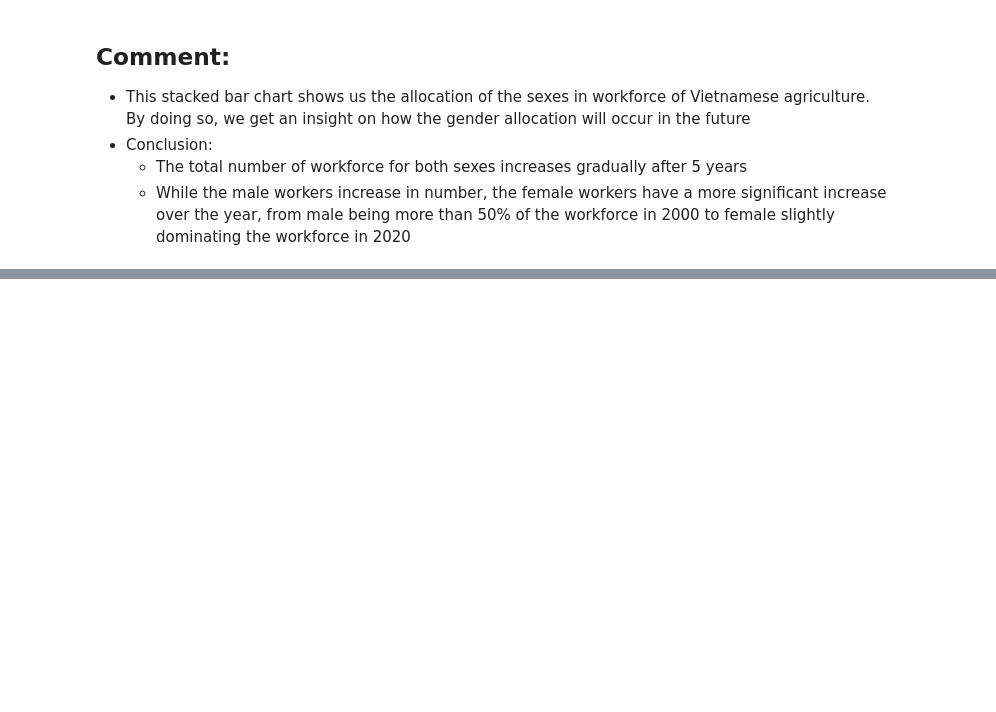
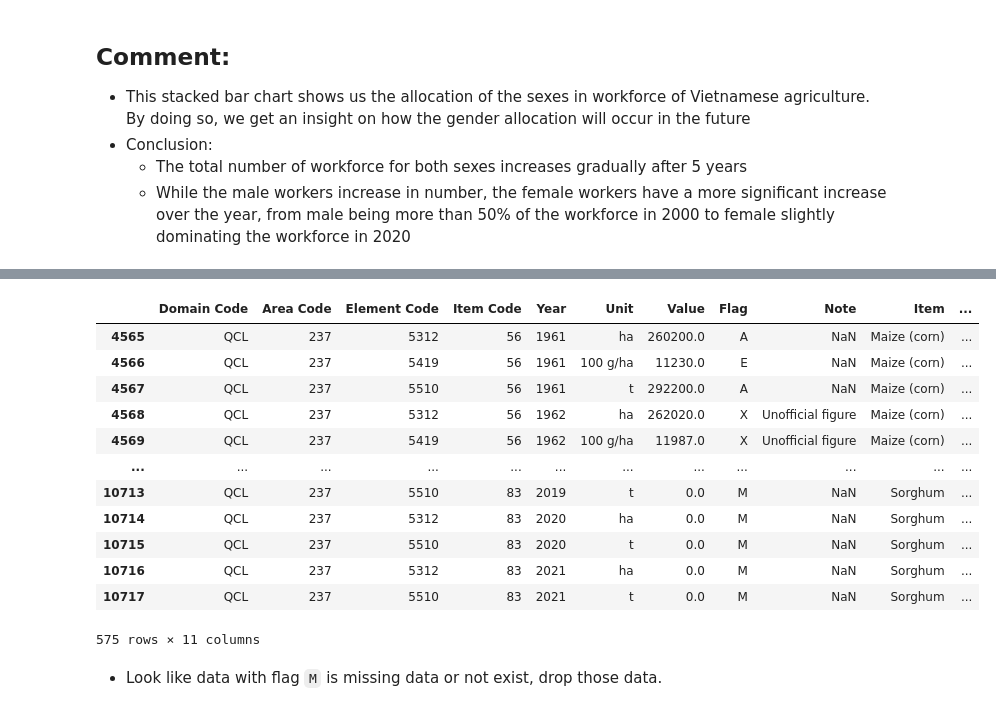
Before and after one commit to DunQua/-Intro2DS-Final-Seminar, a Jupyter notebook: source_code/04_data_discovery.ipynb, the cells around one changed output, grey strips where cells are left out. Cells and saved outputs as stored; diff of their text form; code cells hidden in the pictures; blank space fills up the shorter version.

```diff
--- a/source_code/04_data_discovery.ipynb
+++ b/source_code/04_data_discovery.ipynb
@@ -208,0 +236,19 @@ ax=get.plot.bar(stacked=True)
+# %%
+cereal_df = products_df[products_df['Item'].str.contains("Wheat|Rice|Maize|Sorghum|Barley|Rye|Oats|Millet|Triticale|Fonio|Quinoa|Canary seed")]
+cereal_df
+# %% [output]
+|  | Domain Code | Area Code | Element Code | Item Code | Year | Unit | Value | Flag | Note | Item | ... |
+| 4565 | QCL | 237 | 5312 | 56 | 1961 | ha | 260200.0 | A | NaN | Maize (corn) | ... |
+| 4566 | QCL | 237 | 5419 | 56 | 1961 | 100 g/ha | 11230.0 | E | NaN | Maize (corn) | ... |
+| 4567 | QCL | 237 | 5510 | 56 | 1961 | t | 292200.0 | A | NaN | Maize (corn) | ... |
+| 4568 | QCL | 237 | 5312 | 56 | 1962 | ha | 262020.0 | X | Unofficial figure | Maize (corn) | ... |
+| 4569 | QCL | 237 | 5419 | 56 | 1962 | 100 g/ha | 11987.0 | X | Unofficial figure | Maize (corn) | ... |
+| ... | ... | ... | ... | ... | ... | ... | ... | ... | ... | ... | ... |
+| 10713 | QCL | 237 | 5510 | 83 | 2019 | t | 0.0 | M | NaN | Sorghum | ... |
+| 10714 | QCL | 237 | 5312 | 83 | 2020 | ha | 0.0 | M | NaN | Sorghum | ... |
+| 10715 | QCL | 237 | 5510 | 83 | 2020 | t | 0.0 | M | NaN | Sorghum | ... |
+| 10716 | QCL | 237 | 5312 | 83 | 2021 | ha | 0.0 | M | NaN | Sorghum | ... |
+| 10717 | QCL | 237 | 5510 | 83 | 2021 | t | 0.0 | M | NaN | Sorghum | ... |
+575 rows × 11 columns
+# %% [markdown]
+-   Look like data with flag `M` is missing data or not exist, drop those data.
```
Also changed, not shown: parts of 10 cells of this notebook, 1 other file.
